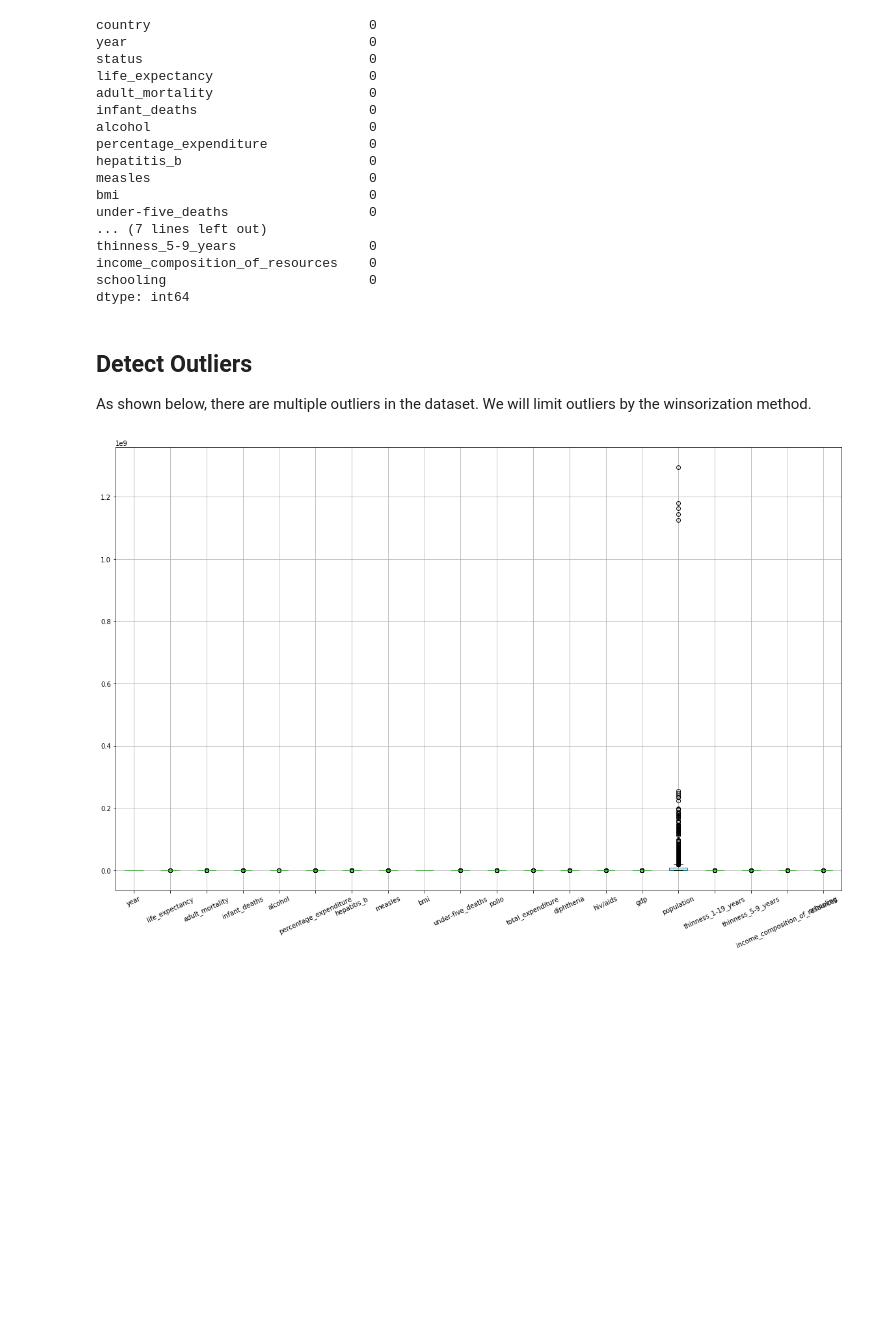
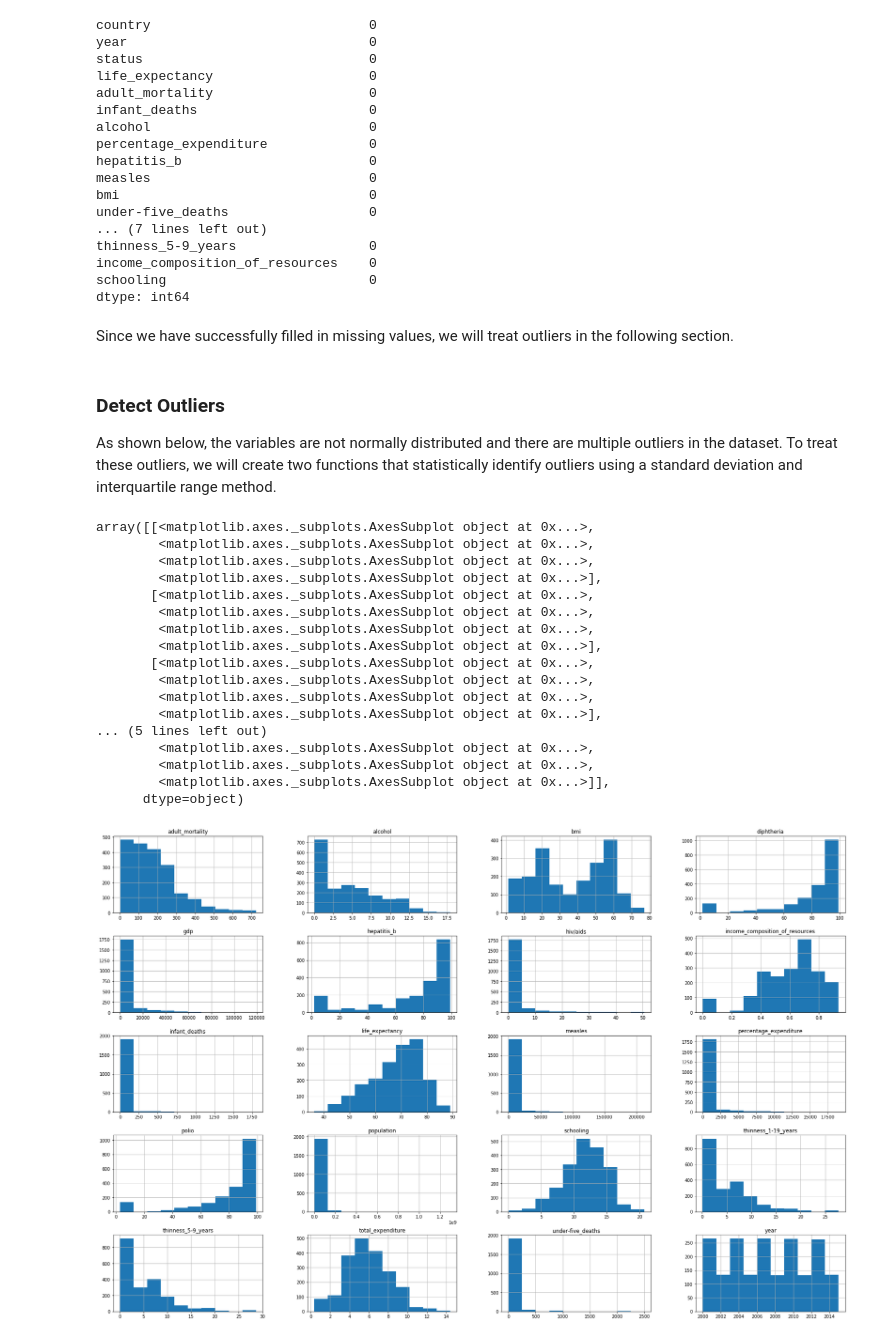
Before and after one commit to tsaw8/Thinkful_Project, a Jupyter notebook: Model Preparation/Challenge Factors that affect life expectancy.ipynb, the cells around one changed output. Saved outputs shown, nothing was run; the diff lists cells and outputs as text; code cells hidden in the pictures; blank space fills up the shorter version.

```diff
--- a/Model Preparation/Challenge Factors that affect life expectancy.ipynb
+++ b/Model Preparation/Challenge Factors that affect life expectancy.ipynb
@@ -133,16 +140,30 @@ thinness_5-9_years                 0
 income_composition_of_resources    0
 schooling                          0
 dtype: int64
+# %% [markdown]
+Since we have successfully filled in missing values, we will treat outliers in the following section.
 # %% [markdown]
-## Detect Outliers
+### Detect Outliers
 
-As shown below, there are multiple outliers in the dataset. We will limit outliers by the winsorization method.
+As shown below, the variables are not normally distributed and there are multiple outliers in the dataset. To treat these outliers, we will create two functions that statistically identify outliers using a standard deviation and interquartile range method.
-# %%
-plt.figure(figsize=(20,15))
-
-boxplot = df.boxplot()
-plt.subplots_adjust(bottom=0.25)
-plt.xticks(rotation=25)
-plt.show()
-# %% [output]
-[figure, removed]
+# %%
+df.hist(figsize=(30,20))
+# %% [output]
+array([[<matplotlib.axes._subplots.AxesSubplot object at 0x...>,
+        <matplotlib.axes._subplots.AxesSubplot object at 0x...>,
+        <matplotlib.axes._subplots.AxesSubplot object at 0x...>,
+        <matplotlib.axes._subplots.AxesSubplot object at 0x...>],
+       [<matplotlib.axes._subplots.AxesSubplot object at 0x...>,
+        <matplotlib.axes._subplots.AxesSubplot object at 0x...>,
+        <matplotlib.axes._subplots.AxesSubplot object at 0x...>,
+        <matplotlib.axes._subplots.AxesSubplot object at 0x...>],
+       [<matplotlib.axes._subplots.AxesSubplot object at 0x...>,
+        <matplotlib.axes._subplots.AxesSubplot object at 0x...>,
+        <matplotlib.axes._subplots.AxesSubplot object at 0x...>,
+        <matplotlib.axes._subplots.AxesSubplot object at 0x...>],
+... (5 lines left out)
+        <matplotlib.axes._subplots.AxesSubplot object at 0x...>,
+        <matplotlib.axes._subplots.AxesSubplot object at 0x...>,
+        <matplotlib.axes._subplots.AxesSubplot object at 0x...>]],
+      dtype=object)
+[figure, added]
```
Also changed, not shown: parts of 70 cells of this notebook, 1 other file.
